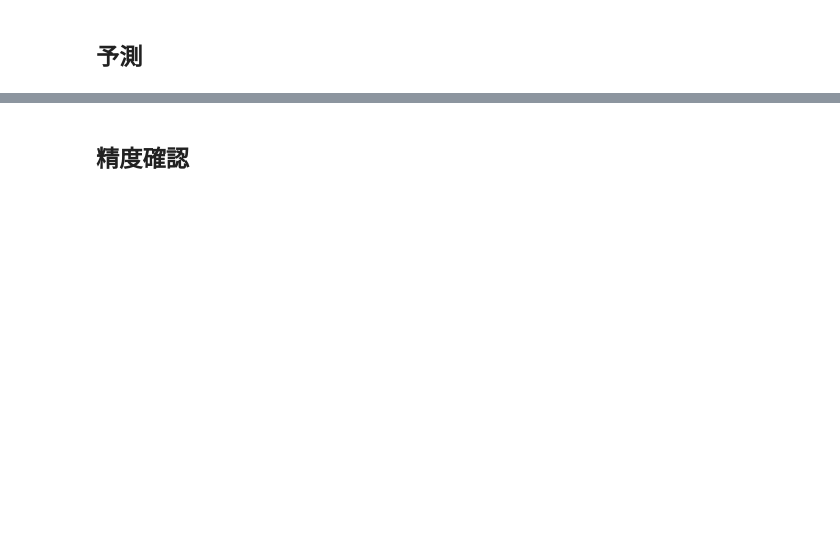
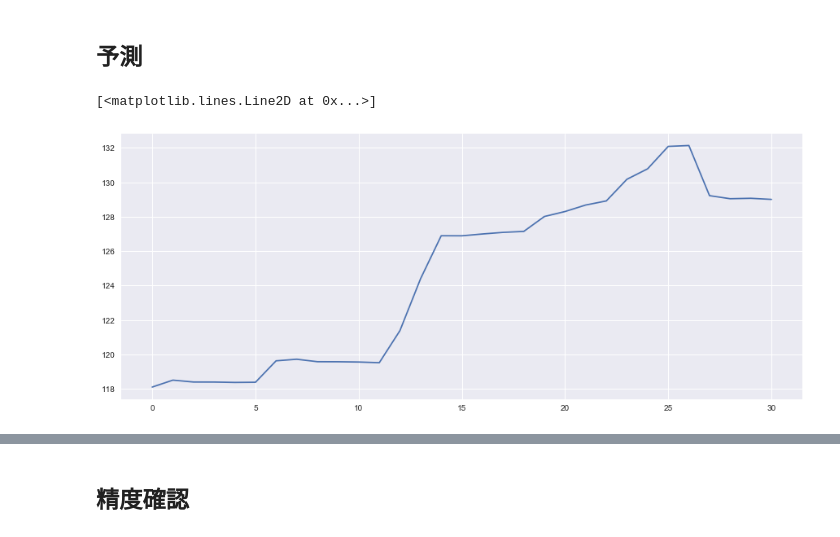
Before and after one commit to kounatsumikan/learning, a Jupyter notebook: SARIMA.ipynb, the cells around one changed output, grey strips where cells are left out. Saved outputs shown, nothing was run; the diff lists cells and outputs as text; code cells hidden in the pictures; blank space fills up the shorter version.

```diff
--- a/SARIMA.ipynb
+++ b/SARIMA.ipynb
@@ -759,3 +907,13 @@ shape of X and y for testing:  (962, 13) (962,)
+# %%
+X_dataset = dataset
+y_dataset = apple2["Close"]["2005-1-28":]
+
+X_dataset_train = dataset[:"2015-01-28"]
+y_dataset_train = apple2["Close"]["2005-02-28":"2015-02-28"]
+
+
+X_dataset_test = dataset["2015-01-29":"2015-02-28"]
+y_dataset_test = apple2["Close"]["2015-02-28":"2015-03-30"]
 # %% [markdown]
 ## グリッドサーチ
 # %%
@@ -764,15 +922,15 @@ from sklearn.grid_search import GridSearchCV
 
 # 動かすパラメータを明示的に表示、今回は決定木の数を変えてみる
 param_grid = {
-    'n_estimators': [100, 200, 400, 800],
-    'max_depth' : [4,5,6,7,8],
-    'max_features': ['auto', 'sqrt', 'log2'],
-    'criterion': ['gini', 'entropy']
+    'n_estimators': [100, 200, 400, 800],#木の数
+    'max_depth' : [4,5,6,7,8], #木の深さ
+    'max_features': ['auto', 'sqrt', 'log2'],#
+    'criterion': ['mse']#
 }
 
 # ハイパーパラメータ探索
-cv = GridSearchCV(clf_rf, param_grid=param_grid, scoring = 'mean_squared_error' )
-cv.fit(X_dataset, y_dataset)
+cv = GridSearchCV(RandomForestRegressor(), param_grid=param_grid, scoring = 'mean_squared_error', n_jobs =1 )
+cv.fit(X_dataset_train, y_dataset_train)
 
 cv.best_params_
 # %% [output]
@@ -783,9 +941,8 @@ cv.best_params_
 # %% [markdown]
 ## 学習
 # %%
-clf_rf = RandomForestClassifier(random_state=0, criterion= 'gini',
- max_depth = 4,
- max_features = 'auto',
- n_estimators = 800)
+clf_rf = RandomForestRegressor(random_state=0
+                                , criterion= 'mse', max_depth = 8, max_features = 'auto', n_estimators = 200
+                               )
 clf_rf.fit(X_dataset_train, y_dataset_train)
 # %% [output]
@@ -801 +959,6 @@ RandomForestClassifier(bootstrap=True, class_weight=None, criterion='gini',
 y_rf_pred = clf_rf.predict(X_dataset_test)
+# %%
+plt.plot(y_rf_pred)
+# %% [output]
+[<matplotlib.lines.Line2D at 0x...>]
+[figure, added]
```
Also changed, not shown: parts of 33 cells of this notebook, 3 other files.
